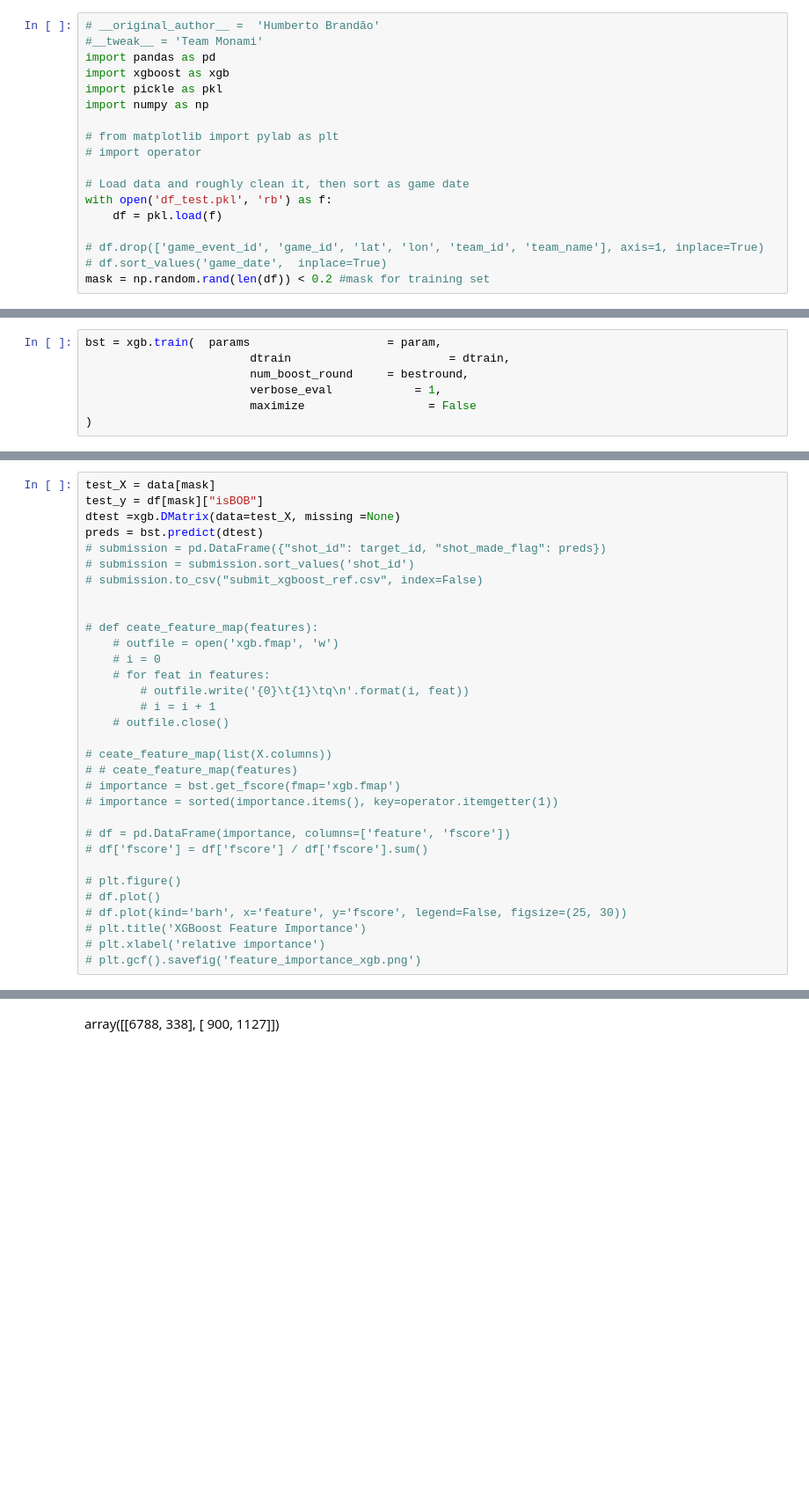
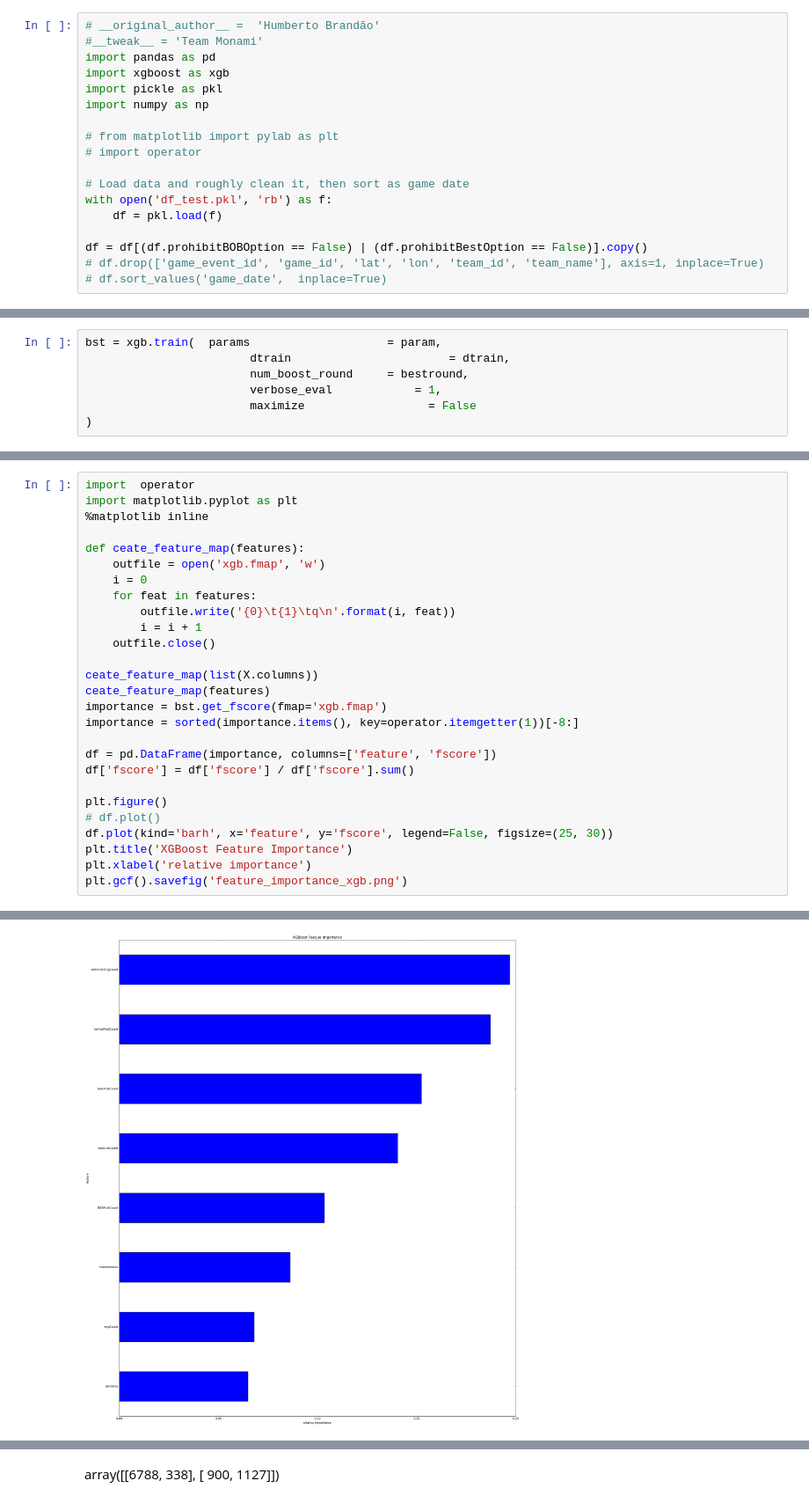
Before and after one commit to HotOU-SNU/HotOU, a Jupyter notebook: OU_xgboost.ipynb, the cells around one changed output, grey strips where cells are left out. Shown: that part at 88% size. Cells and saved outputs as stored; diff of their text form; blank space fills up the shorter version.

```diff
--- a/OU_xgboost.ipynb
+++ b/OU_xgboost.ipynb
@@ -13,6 +13,6 @@ import numpy as np
 with open('df_test.pkl', 'rb') as f:
     df = pkl.load(f)
 
+df = df[(df.prohibitBOBOption == False) | (df.prohibitBestOption == False)].copy()
 # df.drop(['game_event_id', 'game_id', 'lat', 'lon', 'team_id', 'team_name'], axis=1, inplace=True)
 # df.sort_values('game_date',  inplace=True)
-mask = np.random.rand(len(df)) < 0.2 #mask for training set
@@ -113,32 +130,28 @@ bst = xgb.train(  params                    = param,
 # %%
-test_X = data[mask]
-test_y = df[mask]["isBOB"]
-dtest =xgb.DMatrix(data=test_X, missing =None)
-preds = bst.predict(dtest)
-# submission = pd.DataFrame({"shot_id": target_id, "shot_made_flag": preds})
-# submission = submission.sort_values('shot_id')
-# submission.to_csv("submit_xgboost_ref.csv", index=False)
+import  operator
+import matplotlib.pyplot as plt
+%matplotlib inline
 
+def ceate_feature_map(features):
+    outfile = open('xgb.fmap', 'w')
+    i = 0
+    for feat in features:
+        outfile.write('{0}\t{1}\tq\n'.format(i, feat))
+        i = i + 1
+    outfile.close()
 
-# def ceate_feature_map(features):
-    # outfile = open('xgb.fmap', 'w')
-    # i = 0
-    # for feat in features:
-        # outfile.write('{0}\t{1}\tq\n'.format(i, feat))
-        # i = i + 1
-    # outfile.close()
+ceate_feature_map(list(X.columns))
+ceate_feature_map(features)
+importance = bst.get_fscore(fmap='xgb.fmap')
+importance = sorted(importance.items(), key=operator.itemgetter(1))[-8:]
 
-# ceate_feature_map(list(X.columns))
-# # ceate_feature_map(features)
-# importance = bst.get_fscore(fmap='xgb.fmap')
-# importance = sorted(importance.items(), key=operator.itemgetter(1))
+df = pd.DataFrame(importance, columns=['feature', 'fscore'])
+df['fscore'] = df['fscore'] / df['fscore'].sum()
 
-# df = pd.DataFrame(importance, columns=['feature', 'fscore'])
-# df['fscore'] = df['fscore'] / df['fscore'].sum()
-
-# plt.figure()
+plt.figure()
 # df.plot()
-# df.plot(kind='barh', x='feature', y='fscore', legend=False, figsize=(25, 30))
-# plt.title('XGBoost Feature Importance')
-# plt.xlabel('relative importance')
-# plt.gcf().savefig('feature_importance_xgb.png')
+df.plot(kind='barh', x='feature', y='fscore', legend=False, figsize=(25, 30))
+plt.title('XGBoost Feature Importance')
+plt.xlabel('relative importance')
+plt.gcf().savefig('feature_importance_xgb.png')
+# %% [output]
@@ -144,0 +159 @@ preds = bst.predict(dtest)
+[figure, added]
```
Also changed, not shown: parts of 19 cells of this notebook, 13 other files.
